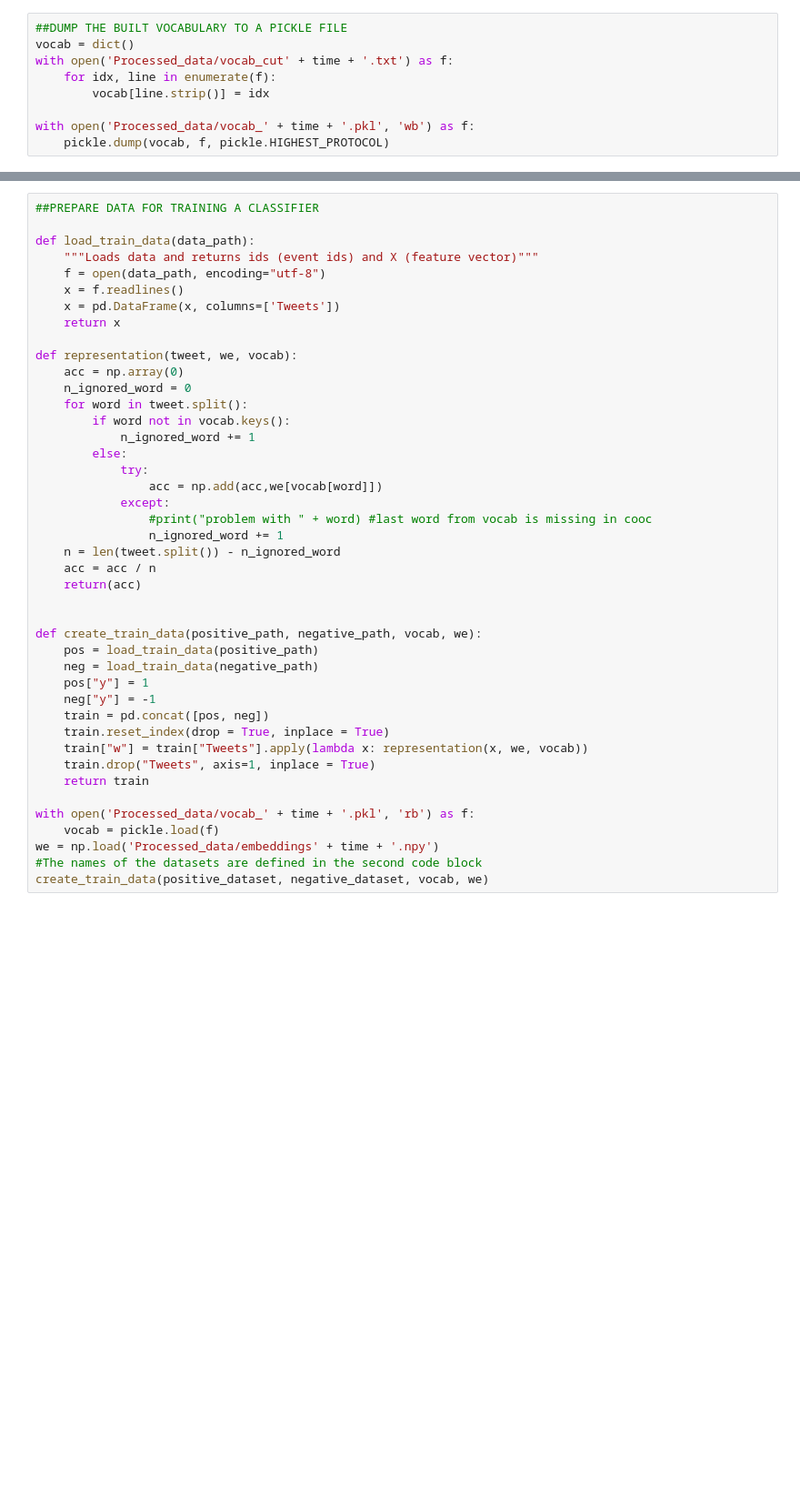
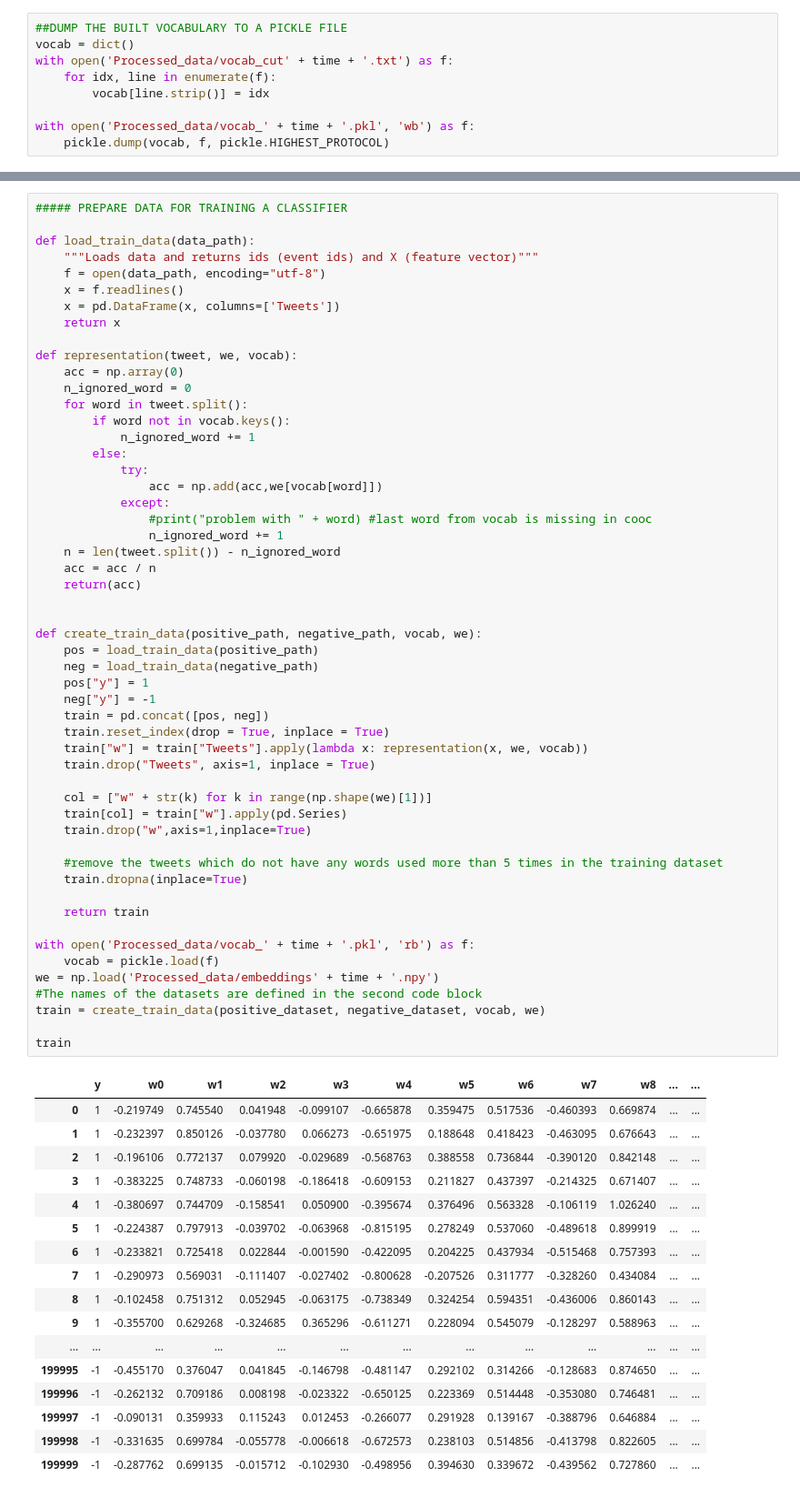
Before and after one commit to Krysis789/MLproject2, a Jupyter notebook: full_pipeline.ipynb, the cells around one changed output, grey strips where cells are left out. Shown at 91% size. Saved outputs shown, nothing was run; the diff lists cells and outputs as text; blank space fills up the shorter version.

```diff
--- a/full_pipeline.ipynb
+++ b/full_pipeline.ipynb
@@ -164,5 +195,5 @@ glove('Processed_data/cooc_pickle' + time + '.pkl', 'Processed_data/embeddings'
 # %%
-##PREPARE DATA FOR TRAINING A CLASSIFIER
+##### PREPARE DATA FOR TRAINING A CLASSIFIER
 
 def load_train_data(data_path):
     """Loads data and returns ids (event ids) and X (feature vector)"""
@@ -176,31 +207,59 @@ def representation(tweet, we, vocab):
     n_ignored_word = 0
     for word in tweet.split():
         if word not in vocab.keys():
             n_ignored_word += 1
         else:
             try:
                 acc = np.add(acc,we[vocab[word]])
             except:
                 #print("problem with " + word) #last word from vocab is missing in cooc
                 n_ignored_word += 1
     n = len(tweet.split()) - n_ignored_word
     acc = acc / n
     return(acc)
 
 
 def create_train_data(positive_path, negative_path, vocab, we):
     pos = load_train_data(positive_path)
     neg = load_train_data(negative_path)
     pos["y"] = 1
     neg["y"] = -1
     train = pd.concat([pos, neg])
     train.reset_index(drop = True, inplace = True)
     train["w"] = train["Tweets"].apply(lambda x: representation(x, we, vocab))
     train.drop("Tweets", axis=1, inplace = True)
+
+    col = ["w" + str(k) for k in range(np.shape(we)[1])]
+    train[col] = train["w"].apply(pd.Series)
+    train.drop("w",axis=1,inplace=True)
+
+    #remove the tweets which do not have any words used more than 5 times in the training dataset
+    train.dropna(inplace=True)
+
     return train
 
 with open('Processed_data/vocab_' + time + '.pkl', 'rb') as f:
     vocab = pickle.load(f)
 we = np.load('Processed_data/embeddings' + time + '.npy')
 #The names of the datasets are defined in the second code block
-create_train_data(positive_dataset, negative_dataset, vocab, we)
+train = create_train_data(positive_dataset, negative_dataset, vocab, we)
+
+train
+# %% [output]
+|  | y | w0 | w1 | w2 | w3 | w4 | w5 | w6 | w7 | w8 | ... | ... |
+| 0 | 1 | -0.219749 | 0.745540 | 0.041948 | -0.099107 | -0.665878 | 0.359475 | 0.517536 | -0.460393 | 0.669874 | ... | ... |
+| 1 | 1 | -0.232397 | 0.850126 | -0.037780 | 0.066273 | -0.651975 | 0.188648 | 0.418423 | -0.463095 | 0.676643 | ... | ... |
+| 2 | 1 | -0.196106 | 0.772137 | 0.079920 | -0.029689 | -0.568763 | 0.388558 | 0.736844 | -0.390120 | 0.842148 | ... | ... |
+| 3 | 1 | -0.383225 | 0.748733 | -0.060198 | -0.186418 | -0.609153 | 0.211827 | 0.437397 | -0.214325 | 0.671407 | ... | ... |
+| 4 | 1 | -0.380697 | 0.744709 | -0.158541 | 0.050900 | -0.395674 | 0.376496 | 0.563328 | -0.106119 | 1.026240 | ... | ... |
+| 5 | 1 | -0.224387 | 0.797913 | -0.039702 | -0.063968 | -0.815195 | 0.278249 | 0.537060 | -0.489618 | 0.899919 | ... | ... |
+| 6 | 1 | -0.233821 | 0.725418 | 0.022844 | -0.001590 | -0.422095 | 0.204225 | 0.437934 | -0.515468 | 0.757393 | ... | ... |
+| 7 | 1 | -0.290973 | 0.569031 | -0.111407 | -0.027402 | -0.800628 | -0.207526 | 0.311777 | -0.328260 | 0.434084 | ... | ... |
+| 8 | 1 | -0.102458 | 0.751312 | 0.052945 | -0.063175 | -0.738349 | 0.324254 | 0.594351 | -0.436006 | 0.860143 | ... | ... |
+| 9 | 1 | -0.355700 | 0.629268 | -0.324685 | 0.365296 | -0.611271 | 0.228094 | 0.545079 | -0.128297 | 0.588963 | ... | ... |
+| ... | ... | ... | ... | ... | ... | ... | ... | ... | ... | ... | ... | ... |
+| 199995 | -1 | -0.455170 | 0.376047 | 0.041845 | -0.146798 | -0.481147 | 0.292102 | 0.314266 | -0.128683 | 0.874650 | ... | ... |
+| 199996 | -1 | -0.262132 | 0.709186 | 0.008198 | -0.023322 | -0.650125 | 0.223369 | 0.514448 | -0.353080 | 0.746481 | ... | ... |
+| 199997 | -1 | -0.090131 | 0.359933 | 0.115243 | 0.012453 | -0.266077 | 0.291928 | 0.139167 | -0.388796 | 0.646884 | ... | ... |
+| 199998 | -1 | -0.331635 | 0.699784 | -0.055778 | -0.006618 | -0.672573 | 0.238103 | 0.514856 | -0.413798 | 0.822605 | ... | ... |
+| 199999 | -1 | -0.287762 | 0.699135 | -0.015712 | -0.102930 | -0.498956 | 0.394630 | 0.339672 | -0.439562 | 0.727860 | ... | ... |
```
Also changed, not shown: parts of 6 cells of this notebook, 1 other file.
